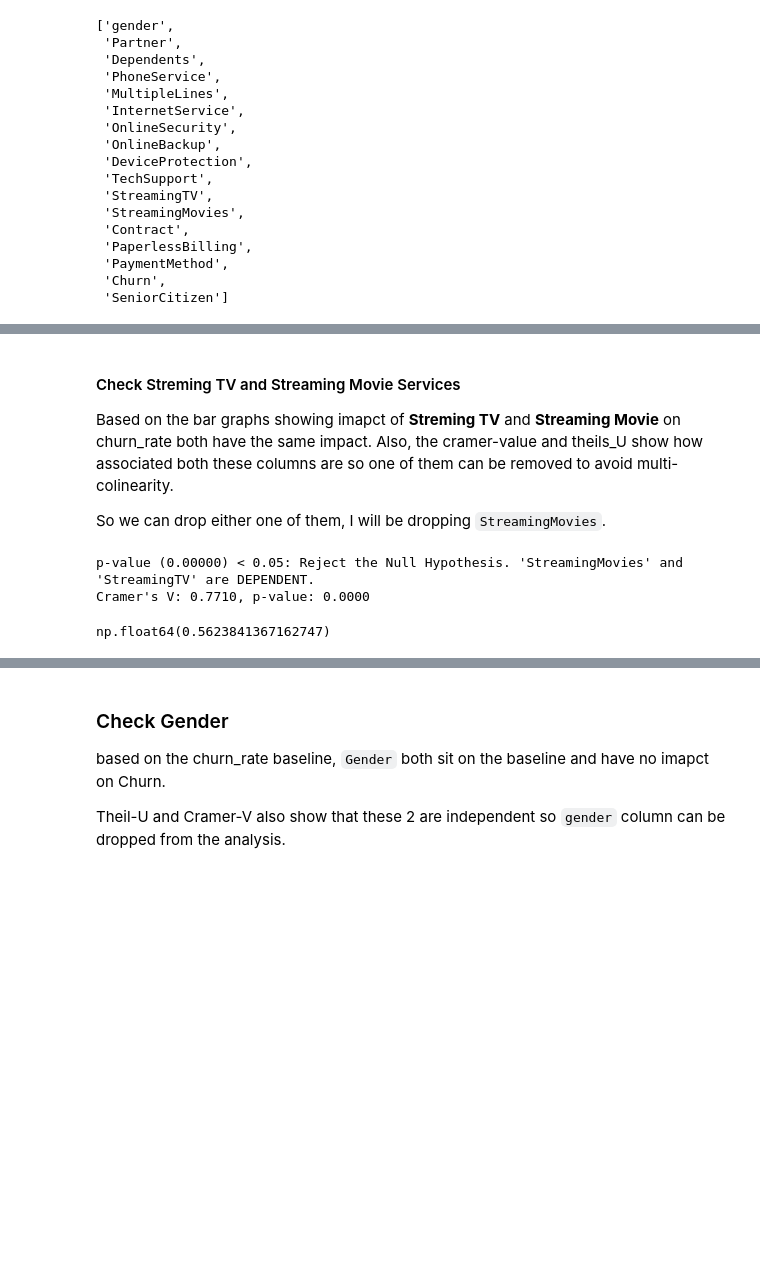
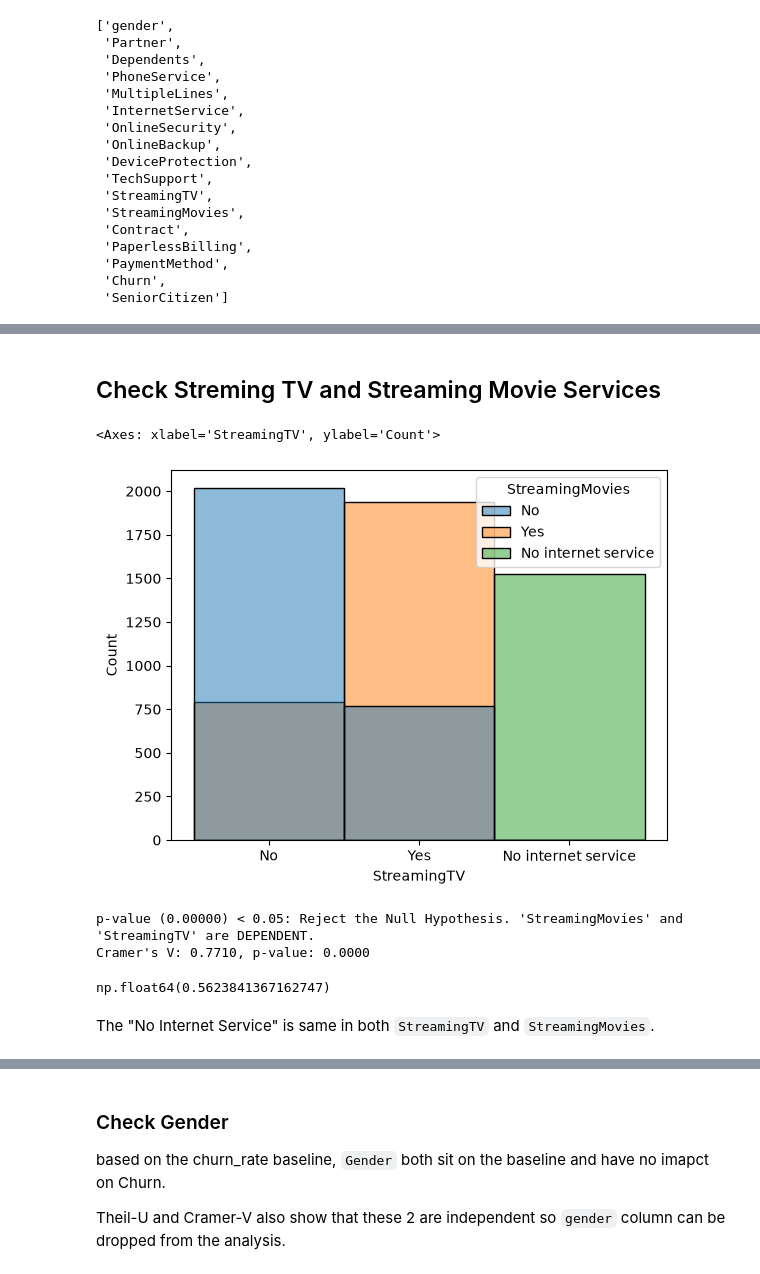
Before and after one commit to jeswingeorge/Telco-Customer-Churn-Kaggle, a Jupyter notebook: notebooks/2_bi_multivariate_analysis.ipynb, the cells around one changed output, grey strips where cells are left out. Saved outputs shown, nothing was run; the diff lists cells and outputs as text; code cells hidden in the pictures; blank space fills up the shorter version.

```diff
--- a/notebooks/2_bi_multivariate_analysis.ipynb
+++ b/notebooks/2_bi_multivariate_analysis.ipynb
@@ -306,17 +265,19 @@ theil_matrix(data=df, columns=cat_cols)
 # %% [markdown]
-#### Check Streming TV and Streaming Movie Services
-Based on the bar graphs showing imapct of **Streming TV** and **Streaming Movie** on churn_rate both have the same impact. Also, the cramer-value and theils_U show how associated both these columns are so one of them can be removed to avoid multi-colinearity.
-
-So we can drop either one of them, I will be dropping `StreamingMovies`.
+## Check Streming TV and Streaming Movie Services
-# %%
-v, p = cramers_v( y=df["StreamingTV"], x=df["StreamingMovies"])
-print(f"Cramer's V: {v:.4f}, p-value: {p:.4f}")
-# %% [output]
-p-value (0.00000) < 0.05: Reject the Null Hypothesis. 'StreamingMovies' and 'StreamingTV' are DEPENDENT.
-Cramer's V: 0.7710, p-value: 0.0000
-# %%
-theils_u(y=df["StreamingTV"], x=df["StreamingMovies"])
-# %% [output]
-np.float64(0.5623841367162747)
-# %%
-df.drop(columns=['StreamingMovies'], inplace=True, errors='ignore')
+# %%
+sns.histplot(df, x='StreamingTV', hue='StreamingMovies')
+# %% [output]
+<Axes: xlabel='StreamingTV', ylabel='Count'>
+[figure, added]
+# %%
+v, p = cramers_v( y=df["StreamingTV"], x=df["StreamingMovies"])
+print(f"Cramer's V: {v:.4f}, p-value: {p:.4f}")
+# %% [output]
+p-value (0.00000) < 0.05: Reject the Null Hypothesis. 'StreamingMovies' and 'StreamingTV' are DEPENDENT.
+Cramer's V: 0.7710, p-value: 0.0000
+# %%
+theils_u(y=df["StreamingTV"], x=df["StreamingMovies"])
+# %% [output]
+np.float64(0.5623841367162747)
+# %% [markdown]
+The "No Internet Service" is same in both `StreamingTV` and `StreamingMovies`.
```
Also changed, not shown: parts of 62 cells of this notebook, 9 other files.
